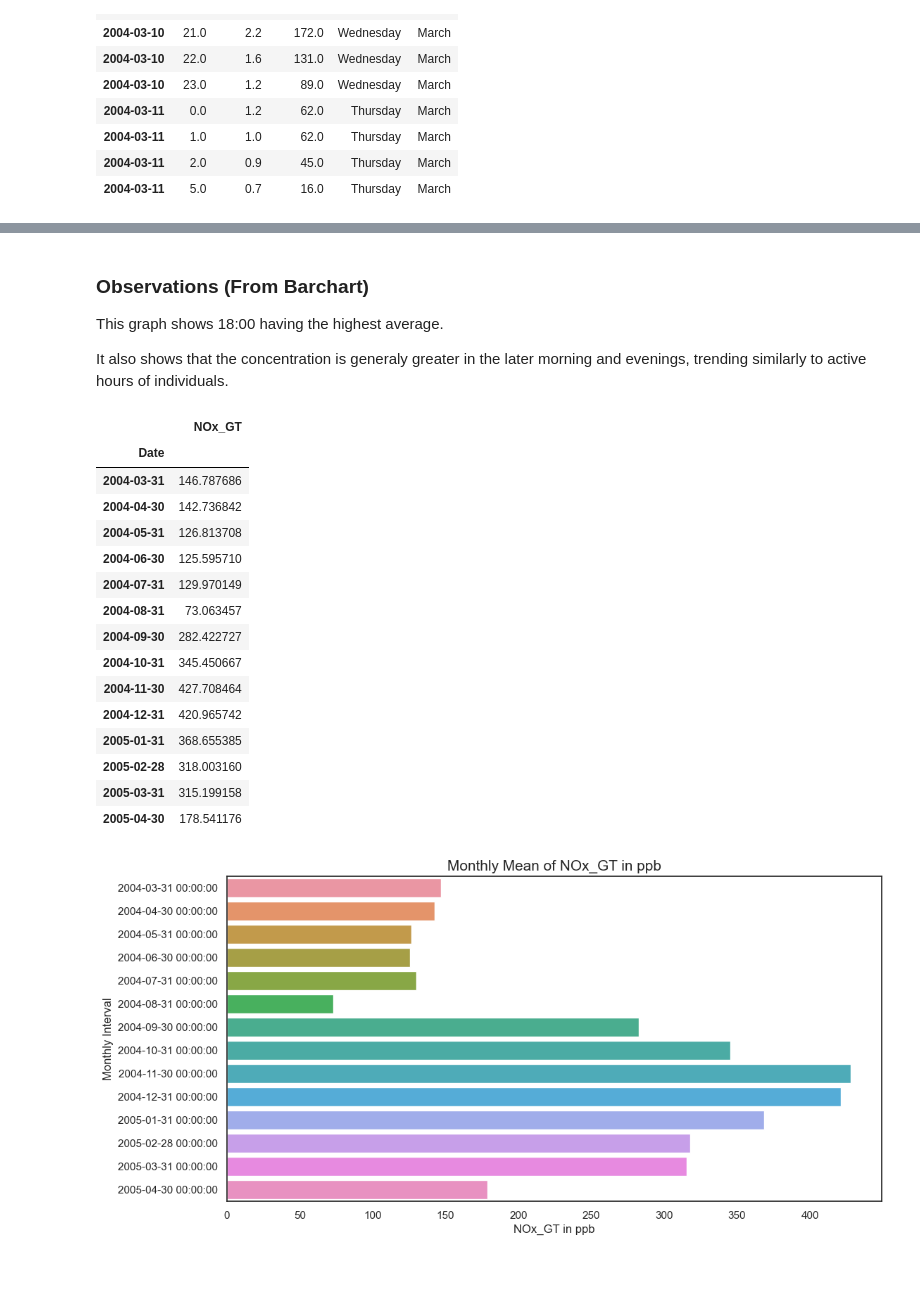
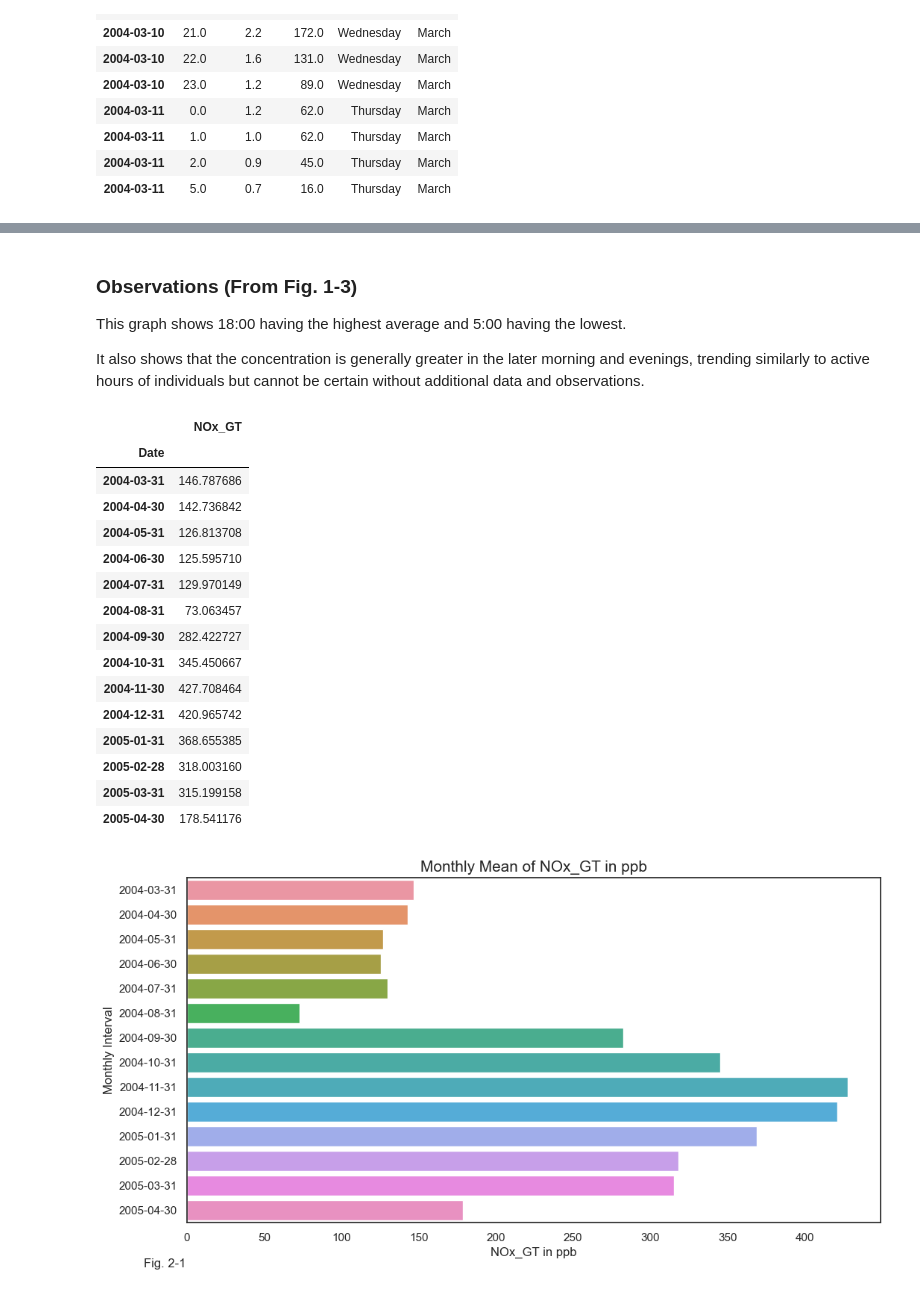
Before and after one commit to ubco-W2022T2-data301/project-group-group59, a Jupyter notebook: analysis/analysis1.ipynb, the cells around one changed output, grey strips where cells are left out. Cells and saved outputs as stored; diff of their text form; code cells hidden in the pictures.

```diff
--- a/analysis/analysis1.ipynb
+++ b/analysis/analysis1.ipynb
@@ -189,25 +189,19 @@ df_cleaned.describe()
 | 75% | 2.900000 | 335.000000 | 142.000000 | 23.700000 | 62.200000 | 1.251600 |
 | max | 11.900000 | 1479.000000 | 333.000000 | 44.600000 | 88.700000 | 2.180600 |
 # %%
-#Creating correlation map.
-sns.set_theme(style="white")
-
-
 # Compute the correlation matrix
 corr = df_cleaned.corr(numeric_only= True)
 
 # Generate a mask for the upper triangle
 mask = np.triu(np.ones_like(corr, dtype=bool))
 
-# Set up the matplotlib figure
-f, ax = plt.subplots(figsize=(11, 9))
-
 # Generate a custom diverging colormap
 cmap = sns.diverging_palette(230, 20, as_cmap=True)
 
 # Draw the heatmap with the mask and correct aspect ratio
-map = sns.heatmap(corr, mask=mask, cmap=cmap, vmax=.3, center=0,
-            square=True, linewidths=.5, cbar_kws={"shrink": .5})
+map = sns.heatmap(corr, mask=mask, cmap=cmap, vmax=.3, center=0, square=True, linewidths=.5, cbar_kws={"shrink": .5}, annot=True)
+plt.yticks(rotation= 360)
+
 plt.title('Correlation Matrix of Dataset', fontsize=20)
 # %% [output]
 Text(0.5, 1.0, 'Correlation Matrix of Dataset')
@@ -379,31 +376,35 @@ Text(0.5, 1.0, 'Monthly Mean of CO_GT in mg/m^3')
 # %% [markdown]
-### Observations (From Barchart)
-This graph shows 18:00 having the highest average.
+### Observations (From Fig. 1-3)
+This graph shows 18:00 having the highest average and 5:00 having the lowest.
 
-It also shows that the concentration is generaly greater in the later morning and evenings, trending similarly to active hours of individuals.
+It also shows that the concentration is generally greater in the later morning and evenings, trending similarly to active hours of individuals but cannot be certain without additional data and observations.
 # %%
 
 avg_month_NOx_GT= df_clean[['NOx_GT']].resample('M').mean()
+txt = "Fig. 2-1"
 plt.figure(figsize=(12,6))
-sns.barplot(y=avg_month_NOx_GT.index, x= avg_month_NOx_GT['NOx_GT'], orient='h').set(ylabel ="Monthly Interval", xlabel = "NOx_GT in ppb")
+sns.barplot(y=avg_month_NOx_GT.index, x= avg_month_NOx_GT['NOx_GT'], orient='h').set_yticklabels(['2004-03-31','2004-04-30','2004-05-31','2004-06-30','2004-07-31','2004-08-31','2004-09-30','2004-10-31', '2004-11-31', '2004-12-31', '2005-01-31','2005-02-28','2005-03-31', '2005-04-30'])
 plt.title('Monthly Mean of NOx_GT in ppb', fontsize=15)
+plt.ylabel("Monthly Interval")
+plt.xlabel("NOx_GT in ppb")
+plt.figtext(0.1, 0.01, txt, wrap=True, horizontalalignment='center', fontsize=12)
 avg_month_NOx_GT
 # %% [output]
 |  | NOx_GT |
 | Date |  |
 | 2004-03-31 | 146.787686 |
 | 2004-04-30 | 142.736842 |
 | 2004-05-31 | 126.813708 |
 | 2004-06-30 | 125.595710 |
 | 2004-07-31 | 129.970149 |
 | 2004-08-31 | 73.063457 |
 | 2004-09-30 | 282.422727 |
 | 2004-10-31 | 345.450667 |
 | 2004-11-30 | 427.708464 |
 | 2004-12-31 | 420.965742 |
 | 2005-01-31 | 368.655385 |
 | 2005-02-28 | 318.003160 |
 | 2005-03-31 | 315.199158 |
 | 2005-04-30 | 178.541176 |
-[figure, old version]
+[figure, new version]
 # %% [markdown]
```
Also changed, not shown: parts of 14 cells of this notebook.
